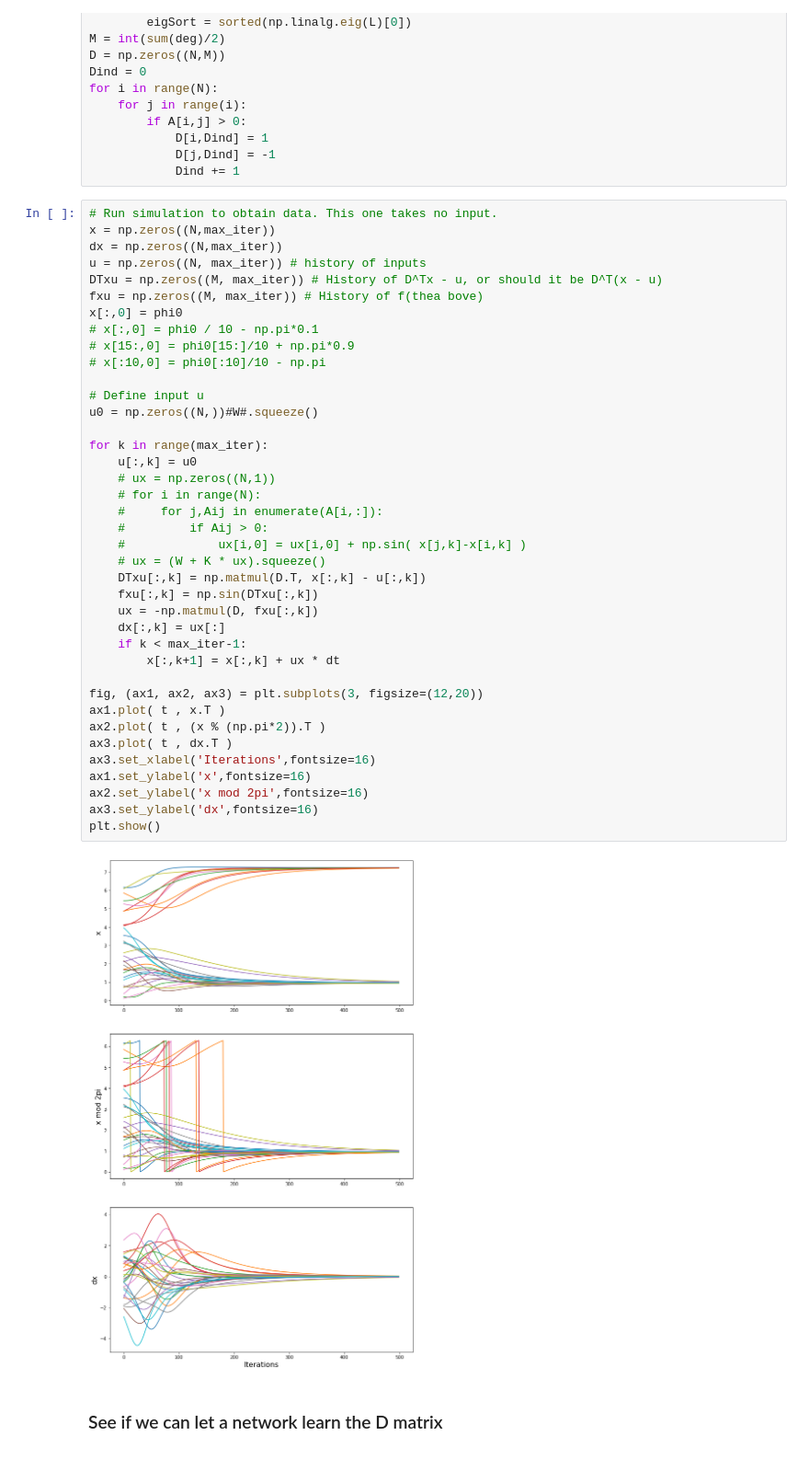
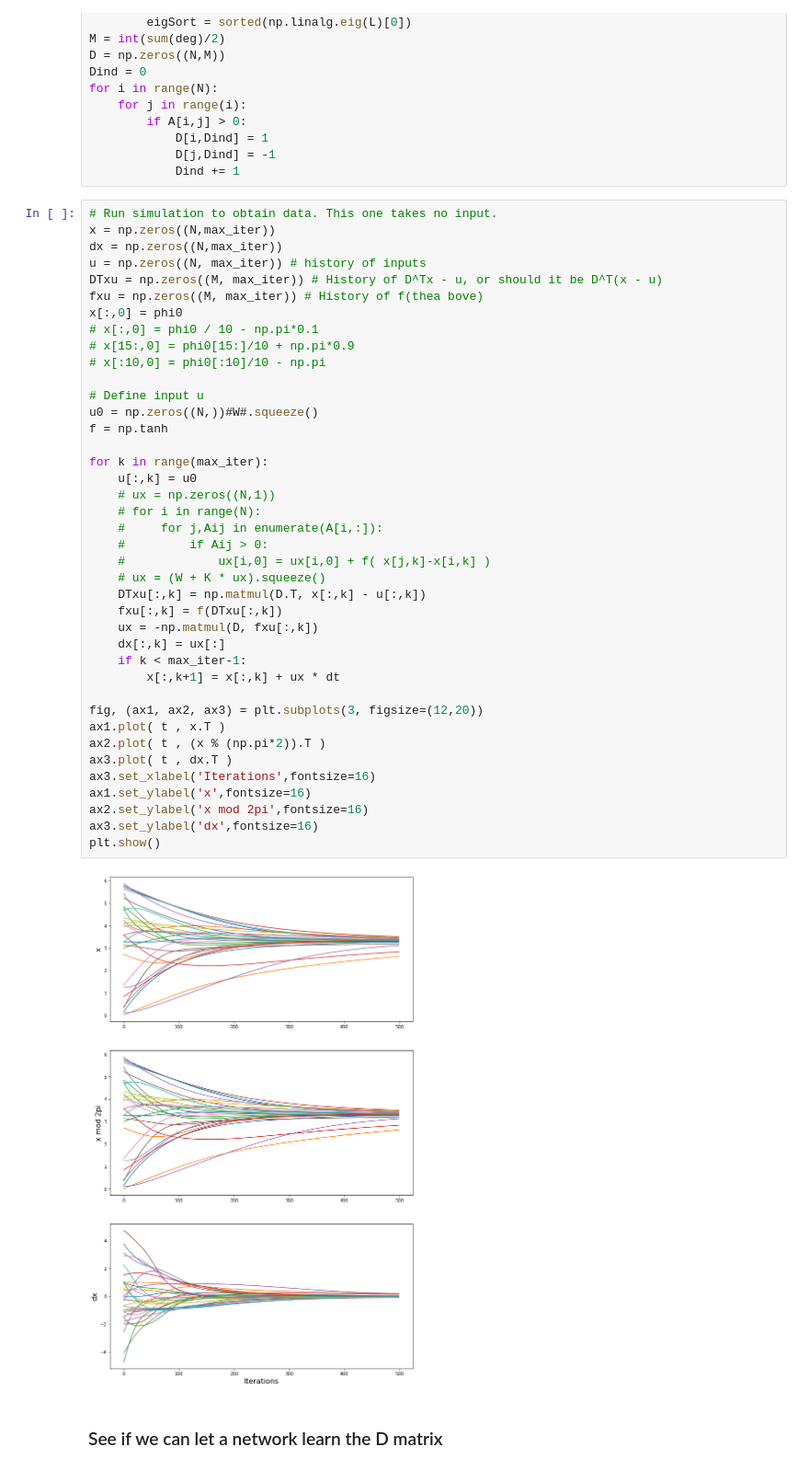
Before and after one commit to zhzhang2018/NN_MARL_experiments, a Jupyter notebook: utils/sync_learn.ipynb, the cells around one changed output. Shown at 92% size. Saved outputs shown, nothing was run; the diff lists cells and outputs as text.

```diff
--- a/utils/sync_learn.ipynb
+++ b/utils/sync_learn.ipynb
@@ -47,36 +47,37 @@ x[:,0] = phi0
 # x[:,0] = phi0 / 10 - np.pi*0.1
 # x[15:,0] = phi0[15:]/10 + np.pi*0.9
 # x[:10,0] = phi0[:10]/10 - np.pi
 
 # Define input u
 u0 = np.zeros((N,))#W#.squeeze()
+f = np.tanh
 
 for k in range(max_iter):
     u[:,k] = u0
     # ux = np.zeros((N,1))
     # for i in range(N):
     #     for j,Aij in enumerate(A[i,:]):
     #         if Aij > 0:
-    #             ux[i,0] = ux[i,0] + np.sin( x[j,k]-x[i,k] )
+    #             ux[i,0] = ux[i,0] + f( x[j,k]-x[i,k] )
     # ux = (W + K * ux).squeeze()
     DTxu[:,k] = np.matmul(D.T, x[:,k] - u[:,k])
-    fxu[:,k] = np.sin(DTxu[:,k])
+    fxu[:,k] = f(DTxu[:,k])
     ux = -np.matmul(D, fxu[:,k])
     dx[:,k] = ux[:]
     if k < max_iter-1:
         x[:,k+1] = x[:,k] + ux * dt
 
 fig, (ax1, ax2, ax3) = plt.subplots(3, figsize=(12,20))
 ax1.plot( t , x.T )
 ax2.plot( t , (x % (np.pi*2)).T )
 ax3.plot( t , dx.T )
 ax3.set_xlabel('Iterations',fontsize=16)
 ax1.set_ylabel('x',fontsize=16)
 ax2.set_ylabel('x mod 2pi',fontsize=16)
 ax3.set_ylabel('dx',fontsize=16)
 plt.show()
 # %% [output]
-[figure, old version]
+[figure, new version]
 # %% [markdown]
 ### See if we can let a network learn the D matrix
 # %%
```
Also changed, not shown: parts of 10 cells of this notebook, 3 other files.
